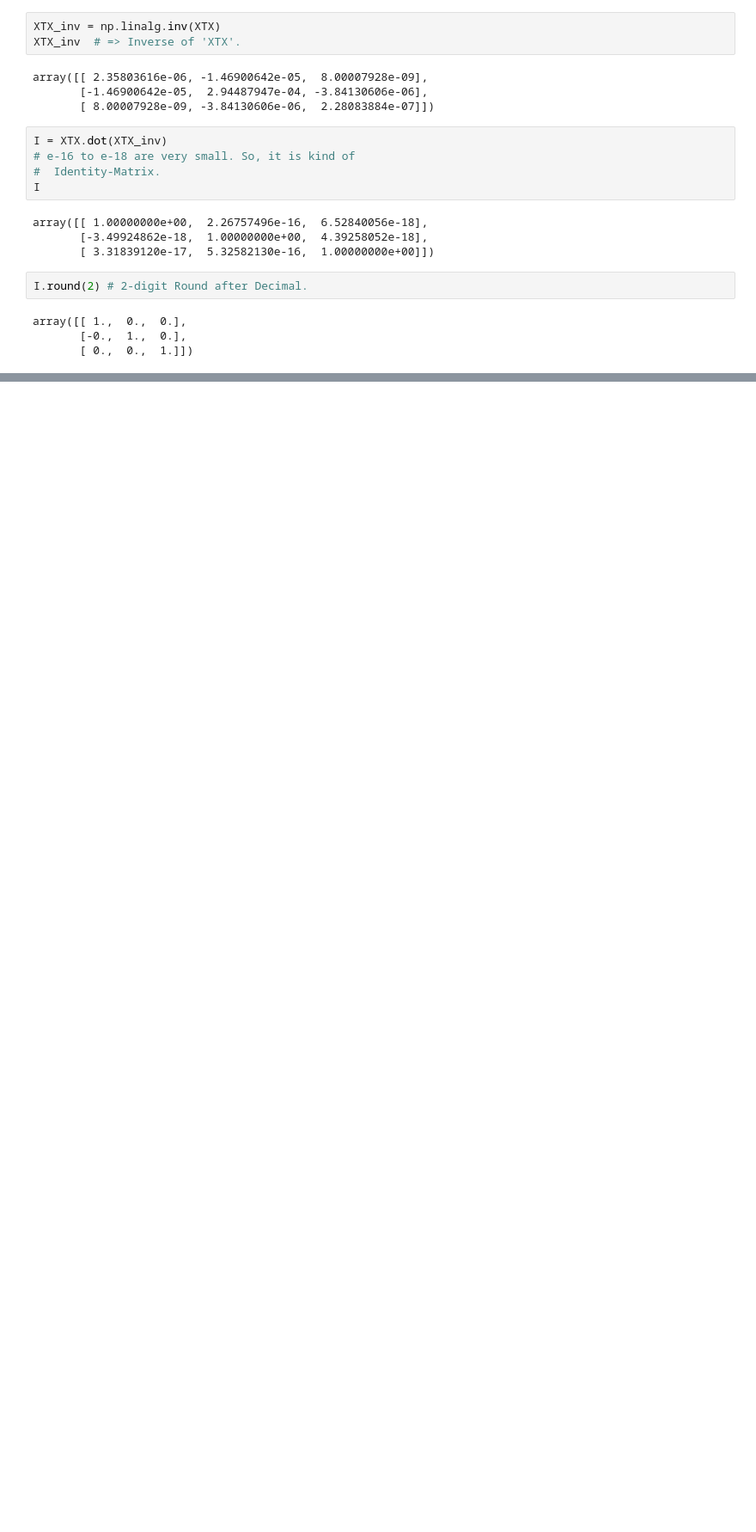
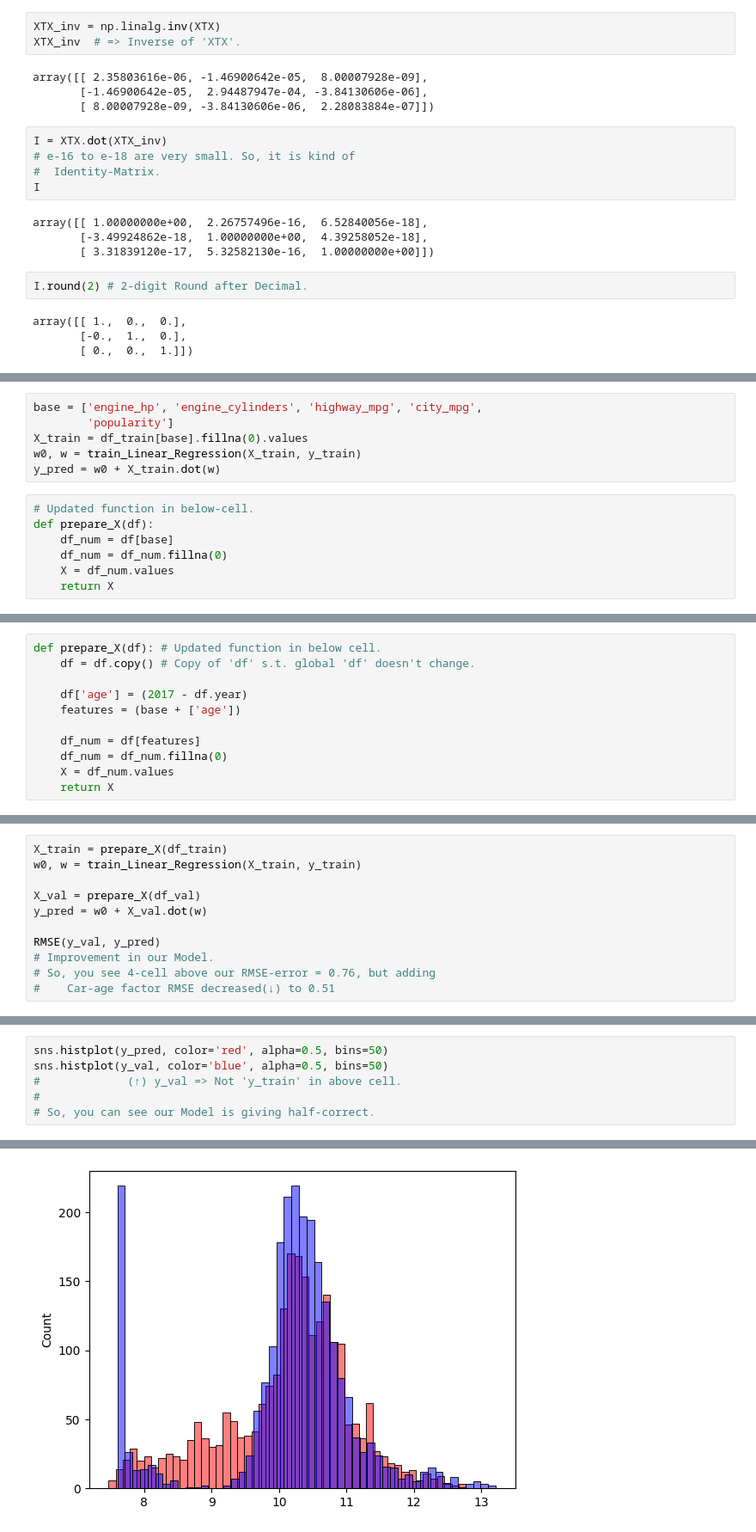
Before and after one commit to gupta-manas6268/learning-C, a Jupyter notebook: DataTalks club/ml-zoomcamp/002_02_Data_Preparation.ipynb, the cells around one changed output, grey strips where cells are left out. Shown: that part at 86% size. Saved outputs shown, nothing was run; the diff lists cells and outputs as text; blank space fills up the shorter version.

```diff
--- a/DataTalks club/ml-zoomcamp/002_02_Data_Preparation.ipynb
+++ b/DataTalks club/ml-zoomcamp/002_02_Data_Preparation.ipynb
@@ -689,0 +821,13 @@ array([0.26190562, 3.06101252, 0.03696909])
+# %%
+base = ['engine_hp', 'engine_cylinders', 'highway_mpg', 'city_mpg',
+        'popularity']
+X_train = df_train[base].fillna(0).values
+w0, w = train_Linear_Regression(X_train, y_train)
+y_pred = w0 + X_train.dot(w)
+# %%
+# Updated function in below-cell.
+def prepare_X(df):
+    df_num = df[base]
+    df_num = df_num.fillna(0)
+    X = df_num.values
+    return X
@@ -689,0 +878,11 @@ array([0.26190562, 3.06101252, 0.03696909])
+# %%
+def prepare_X(df): # Updated function in below cell.
+    df = df.copy() # Copy of 'df' s.t. global 'df' doesn't change.
+
+    df['age'] = (2017 - df.year)
+    features = (base + ['age'])
+
+    df_num = df[features]
+    df_num = df_num.fillna(0)
+    X = df_num.values
+    return X
@@ -689,0 +900,11 @@ array([0.26190562, 3.06101252, 0.03696909])
+# %%
+X_train = prepare_X(df_train)
+w0, w = train_Linear_Regression(X_train, y_train)
+
+X_val = prepare_X(df_val)
+y_pred = w0 + X_val.dot(w)
+
+RMSE(y_val, y_pred)
+# Improvement in our Model.
+# So, you see 4-cell above our RMSE-error = 0.76, but adding
+#    Car-age factor RMSE decreased(↓) to 0.51
@@ -689,0 +913,7 @@ array([0.26190562, 3.06101252, 0.03696909])
+# %%
+sns.histplot(y_pred, color='red', alpha=0.5, bins=50)
+sns.histplot(y_val, color='blue', alpha=0.5, bins=50)
+#             (↑) y_val => Not 'y_train' in above cell.
+#
+# So, you can see our Model is giving half-correct.
+# %% [output]
@@ -689,0 +921 @@ array([0.26190562, 3.06101252, 0.03696909])
+[figure, added]
```
Also changed, not shown: parts of 55 cells of this notebook, 1 other file.
